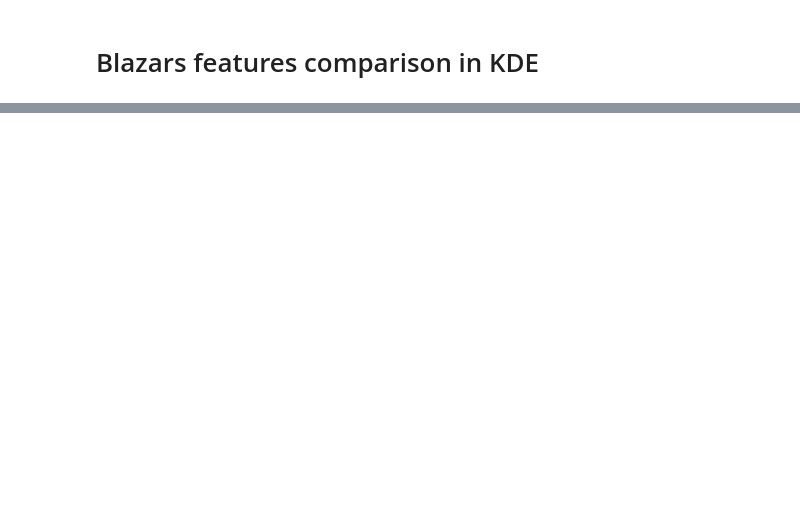
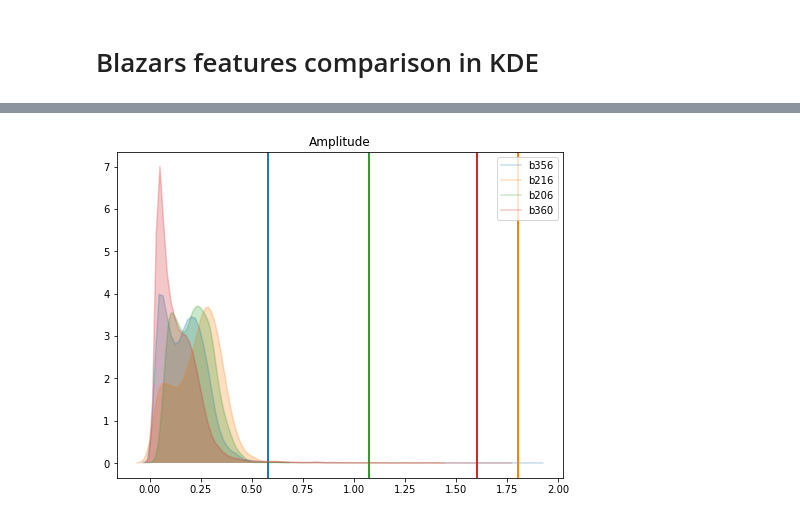
Before and after one commit to leliel12/paper_gema, a Jupyter notebook: 02_kde_comparations.ipynb, the cells around one changed output, grey strips where cells are left out. Saved outputs shown, nothing was run; the diff lists cells and outputs as text; code cells hidden in the pictures; blank space fills up the shorter version.

```diff
--- a/02_kde_comparations.ipynb
+++ b/02_kde_comparations.ipynb
@@ -63,0 +149,33 @@ for tile in df.columns:
+# %%
+def plot_feat(feat, df=df, feat_plot_conf=feat_plot_conf):
+    fig = plt.figure(figsize=(8, 6))
+    ax = fig.add_subplot(1, 1, 1)
+    ax.set_title(feat)
+    for tile in df.columns:
+
+        tdf = pd.read_pickle(path.format(tile=tile))
+        tdf = tdf.replace([np.inf, -np.inf], np.nan)
+
+        values = tdf[feat].dropna()
+        blz = df[tile][feat]
+        if not values.std():
+            values[-1] = values[0] + 1
+
+        try:
+            sns.kdeplot(values, ax=ax, label=tile, shade=True, alpha=.25)
+        except Exception as err:
+            print(err, feat, tile, values.std())
+
+        color = ax.get_lines()[-1].get_color()
+        plt.axvline(blz, color=color, linewidth=2)
+
+        plot_conf = feat_plot_conf[feat]
+        if plot_conf.get('xscale') is not None:
+            ax.set_xscale(plot_conf['xscale'])
+        if plot_conf.get('yscale') is not None:
+            ax.set_yscale(plot_conf['yscale'])
+# %%
+feat_plot_conf['Amplitude'] = {'xscale': 'linear', 'yscale': 'linear'}
+plot_feat('Amplitude', feat_plot_conf=feat_plot_conf)
+# %% [output]
+[figure, added]
```
Also changed, not shown: parts of 57 cells of this notebook, 3 other files.
